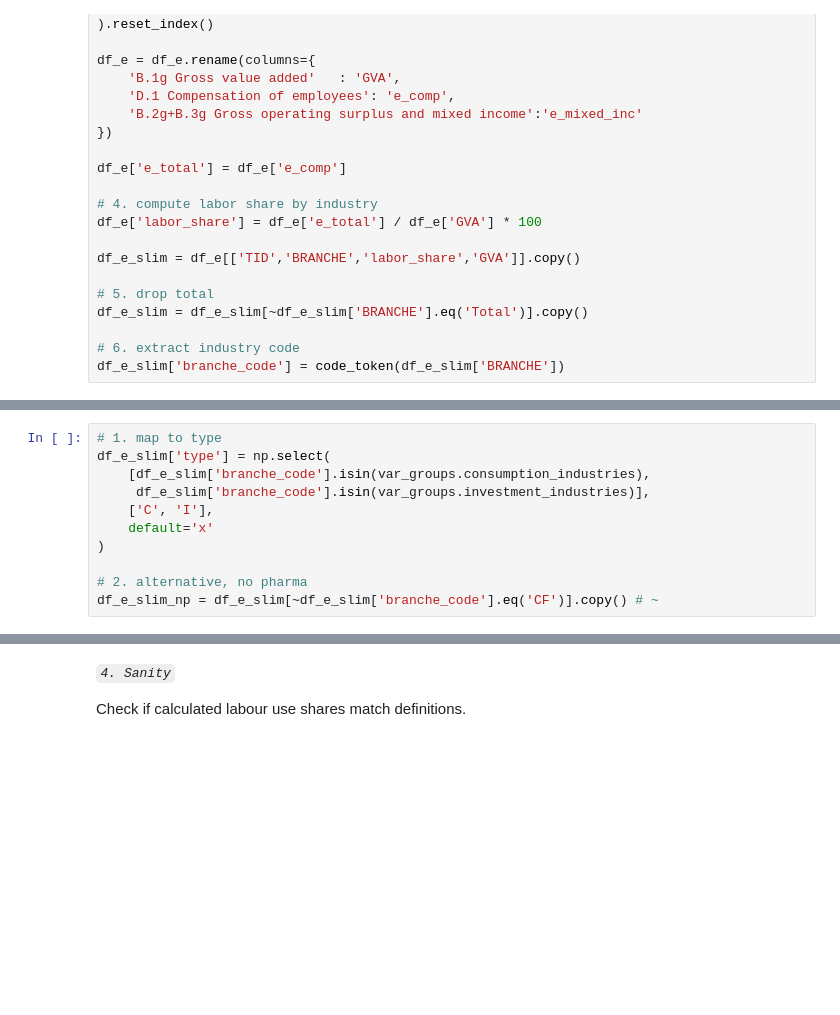
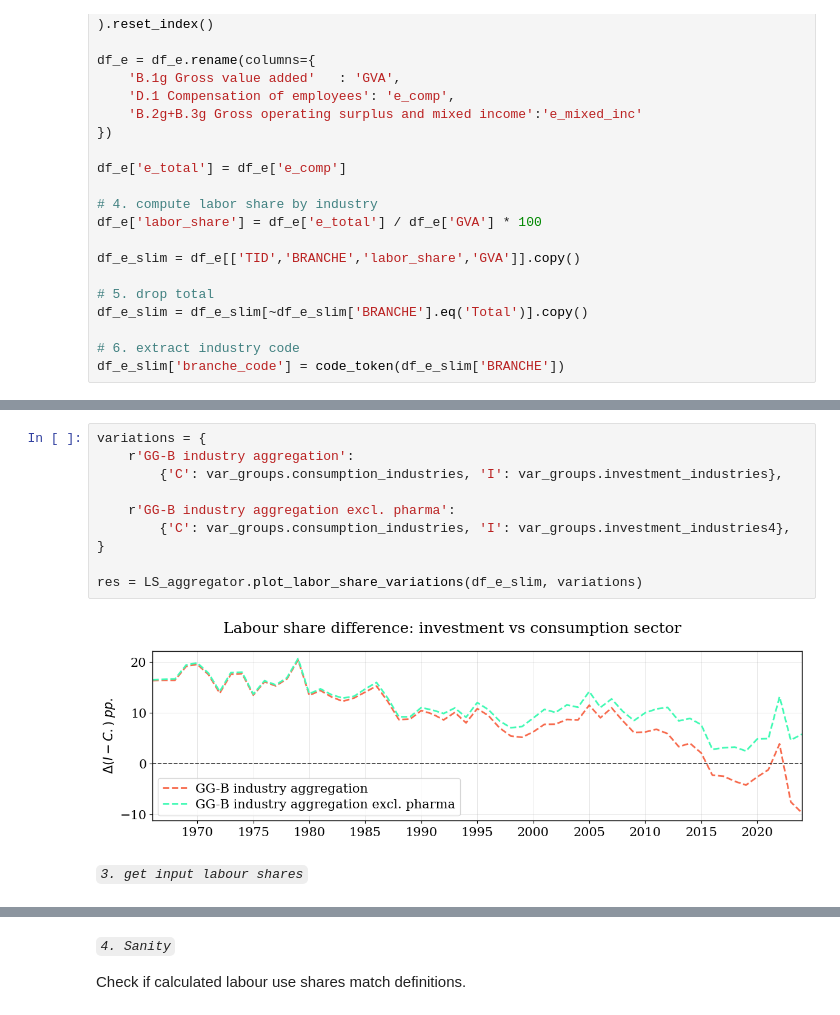
Before and after one commit to cfn368/ba_capinc, a Jupyter notebook: 5_labour_sagg.ipynb, the cells around one changed output, grey strips where cells are left out. Drawn from its saved outputs; the diff is of its cells as text; blank space fills up the shorter version.

```diff
--- a/5_labour_sagg.ipynb
+++ b/5_labour_sagg.ipynb
@@ -85,12 +82 @@ Do a fixed classification of industries and check that they are sane.
-# %%
-# 1. map to type
-df_e_slim['type'] = np.select(
-    [df_e_slim['branche_code'].isin(var_groups.consumption_industries),
-     df_e_slim['branche_code'].isin(var_groups.investment_industries)],
-    ['C', 'I'],
-    default='x'
-)
-
-# 2. alternative, no pharma
-df_e_slim_np = df_e_slim[~df_e_slim['branche_code'].eq('CF')].copy() # ~
 # %% [markdown]
@@ -223,0 +84,14 @@ plt.show()
+# %%
+variations = {
+    r'GG-B industry aggregation':
+        {'C': var_groups.consumption_industries, 'I': var_groups.investment_industries},
+
+    r'GG-B industry aggregation excl. pharma':
+        {'C': var_groups.consumption_industries, 'I': var_groups.investment_industries4},
+}
+
+res = LS_aggregator.plot_labor_share_variations(df_e_slim, variations)
+# %% [output]
+[figure, added]
+# %% [markdown]
+*`3. get input labour shares`*
```
Also changed, not shown: parts of 9 cells of this notebook, 20 other files.
